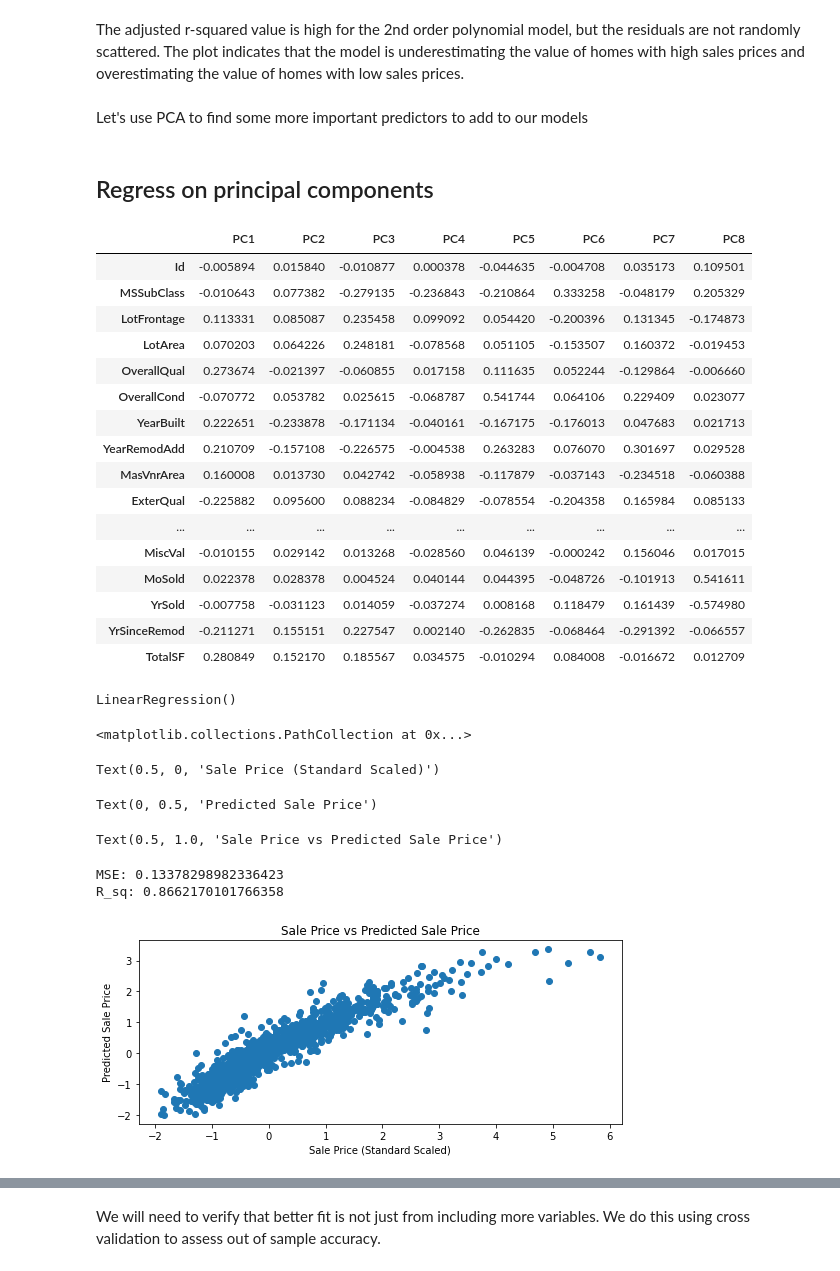
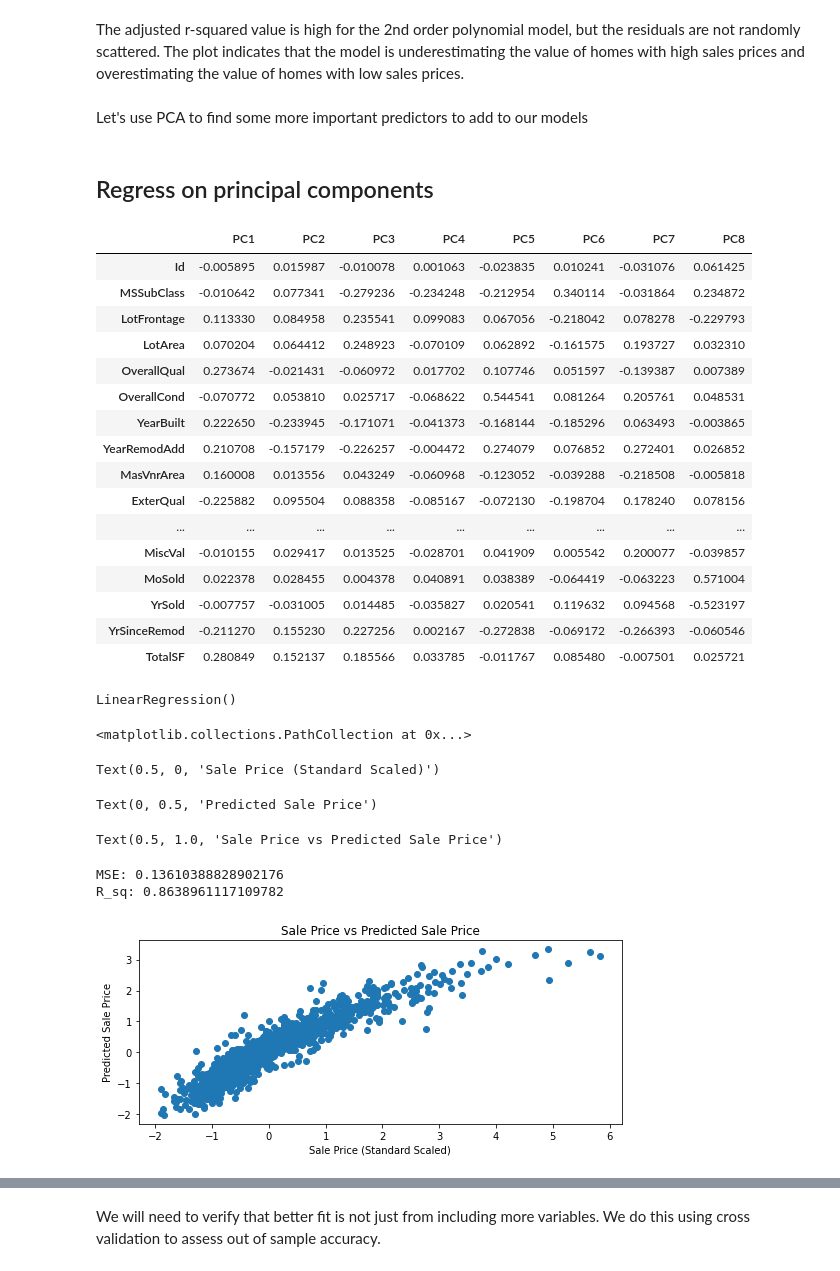
Before and after one commit to Steve-Desilets/MSDS-422-Module-2-Assignment, a Jupyter notebook: Module 2 Assignment - Group 3.ipynb, the cells around one changed output, grey strips where cells are left out. Cells and saved outputs as stored; diff of their text form; code cells hidden in the pictures.

Commit message:
Test Data Prep
Test Data Prep

```diff
--- a/Module 2 Assignment - Group 3.ipynb
+++ b/Module 2 Assignment - Group 3.ipynb
@@ -927,8 +927,8 @@ from sklearn.linear_model import Ridge
 from sklearn.preprocessing import PolynomialFeatures
 from sklearn.pipeline import make_pipeline
 from sklearn.metrics import mean_squared_error
-# %% [markdown]
-Let's use PCA to find some more important predictors to add to our models
+# %% [markdown]
+Let's use PCA to find some more important predictors to add to our models
 # %% [markdown]
 ## Regress on principal components
 # %%
@@ -946,7 +946,7 @@ pca = PCA(n_components=8)
 
 ## independent variables ###
 
-x_raw = housing_training_data.select_dtypes(exclude=['object']).drop(columns = ['SalePrice','standard_scaled_sale_price'])
+x_raw = housing_training_data.select_dtypes(exclude=['object']).drop(columns = ['SalePrice'])
 x_scale = scale(x_raw)
 
 x_pca_raw = pca.fit_transform(x_raw)
@@ -968,51 +968,51 @@ y_scale = np.array(housing_training_data['standard_scaled_sale_price']).reshape(
 
 ## train linear model ##
 
 regr = LinearRegression()
 
 regr.fit(x_pca_scale, y_scale)
 
 y_pred = regr.predict(x_pca_scale)
 
 plt.scatter(y_scale, y_pred)
 plt.xlabel('Sale Price (Standard Scaled)')
 plt.ylabel('Predicted Sale Price')
 plt.title('Sale Price vs Predicted Sale Price')
 
 ## calculate RMSE ##
 
 # Mean Squared Error
 MSE = np.square(np.subtract(y_scale,y_pred)).mean()
 print("MSE:",MSE)
 
 r2 = r2_score(y_scale, y_pred)
 print("R_sq:",r2)
 # %% [output]
 |  | PC1 | PC2 | PC3 | PC4 | PC5 | PC6 | PC7 | PC8 |
-| Id | -0.005894 | 0.015840 | -0.010877 | 0.000378 | -0.044635 | -0.004708 | 0.035173 | 0.109501 |
-| MSSubClass | -0.010643 | 0.077382 | -0.279135 | -0.236843 | -0.210864 | 0.333258 | -0.048179 | 0.205329 |
-| LotFrontage | 0.113331 | 0.085087 | 0.235458 | 0.099092 | 0.054420 | -0.200396 | 0.131345 | -0.174873 |
-| LotArea | 0.070203 | 0.064226 | 0.248181 | -0.078568 | 0.051105 | -0.153507 | 0.160372 | -0.019453 |
-| OverallQual | 0.273674 | -0.021397 | -0.060855 | 0.017158 | 0.111635 | 0.052244 | -0.129864 | -0.006660 |
-| OverallCond | -0.070772 | 0.053782 | 0.025615 | -0.068787 | 0.541744 | 0.064106 | 0.229409 | 0.023077 |
-| YearBuilt | 0.222651 | -0.233878 | -0.171134 | -0.040161 | -0.167175 | -0.176013 | 0.047683 | 0.021713 |
-| YearRemodAdd | 0.210709 | -0.157108 | -0.226575 | -0.004538 | 0.263283 | 0.076070 | 0.301697 | 0.029528 |
-| MasVnrArea | 0.160008 | 0.013730 | 0.042742 | -0.058938 | -0.117879 | -0.037143 | -0.234518 | -0.060388 |
-| ExterQual | -0.225882 | 0.095600 | 0.088234 | -0.084829 | -0.078554 | -0.204358 | 0.165984 | 0.085133 |
+| Id | -0.005895 | 0.015987 | -0.010078 | 0.001063 | -0.023835 | 0.010241 | -0.031076 | 0.061425 |
+| MSSubClass | -0.010642 | 0.077341 | -0.279236 | -0.234248 | -0.212954 | 0.340114 | -0.031864 | 0.234872 |
+| LotFrontage | 0.113330 | 0.084958 | 0.235541 | 0.099083 | 0.067056 | -0.218042 | 0.078278 | -0.229793 |
+| LotArea | 0.070204 | 0.064412 | 0.248923 | -0.070109 | 0.062892 | -0.161575 | 0.193727 | 0.032310 |
+| OverallQual | 0.273674 | -0.021431 | -0.060972 | 0.017702 | 0.107746 | 0.051597 | -0.139387 | 0.007389 |
+| OverallCond | -0.070772 | 0.053810 | 0.025717 | -0.068622 | 0.544541 | 0.081264 | 0.205761 | 0.048531 |
+| YearBuilt | 0.222650 | -0.233945 | -0.171071 | -0.041373 | -0.168144 | -0.185296 | 0.063493 | -0.003865 |
+| YearRemodAdd | 0.210708 | -0.157179 | -0.226257 | -0.004472 | 0.274079 | 0.076852 | 0.272401 | 0.026852 |
+| MasVnrArea | 0.160008 | 0.013556 | 0.043249 | -0.060968 | -0.123052 | -0.039288 | -0.218508 | -0.005818 |
+| ExterQual | -0.225882 | 0.095504 | 0.088358 | -0.085167 | -0.072130 | -0.198704 | 0.178240 | 0.078156 |
 | ... | ... | ... | ... | ... | ... | ... | ... | ... |
-| MiscVal | -0.010155 | 0.029142 | 0.013268 | -0.028560 | 0.046139 | -0.000242 | 0.156046 | 0.017015 |
-| MoSold | 0.022378 | 0.028378 | 0.004524 | 0.040144 | 0.044395 | -0.048726 | -0.101913 | 0.541611 |
-| YrSold | -0.007758 | -0.031123 | 0.014059 | -0.037274 | 0.008168 | 0.118479 | 0.161439 | -0.574980 |
-| YrSinceRemod | -0.211271 | 0.155151 | 0.227547 | 0.002140 | -0.262835 | -0.068464 | -0.291392 | -0.066557 |
-| TotalSF | 0.280849 | 0.152170 | 0.185567 | 0.034575 | -0.010294 | 0.084008 | -0.016672 | 0.012709 |
+| MiscVal | -0.010155 | 0.029417 | 0.013525 | -0.028701 | 0.041909 | 0.005542 | 0.200077 | -0.039857 |
+| MoSold | 0.022378 | 0.028455 | 0.004378 | 0.040891 | 0.038389 | -0.064419 | -0.063223 | 0.571004 |
+| YrSold | -0.007757 | -0.031005 | 0.014485 | -0.035827 | 0.020541 | 0.119632 | 0.094568 | -0.523197 |
+| YrSinceRemod | -0.211270 | 0.155230 | 0.227256 | 0.002167 | -0.272838 | -0.069172 | -0.266393 | -0.060546 |
+| TotalSF | 0.280849 | 0.152137 | 0.185566 | 0.033785 | -0.011767 | 0.085480 | -0.007501 | 0.025721 |
 LinearRegression()
 <matplotlib.collections.PathCollection at 0x...>
 Text(0.5, 0, 'Sale Price (Standard Scaled)')
 Text(0, 0.5, 'Predicted Sale Price')
 Text(0.5, 1.0, 'Sale Price vs Predicted Sale Price')
-MSE: 0.13378298982336423
-R_sq: 0.8662170101766358
+MSE: 0.13610388828902176
+R_sq: 0.8638961117109782
-[figure, old version]
+[figure, new version]
 # %%
 # Residuals
 
```
Also changed, not shown: parts of 26 cells of this notebook.
